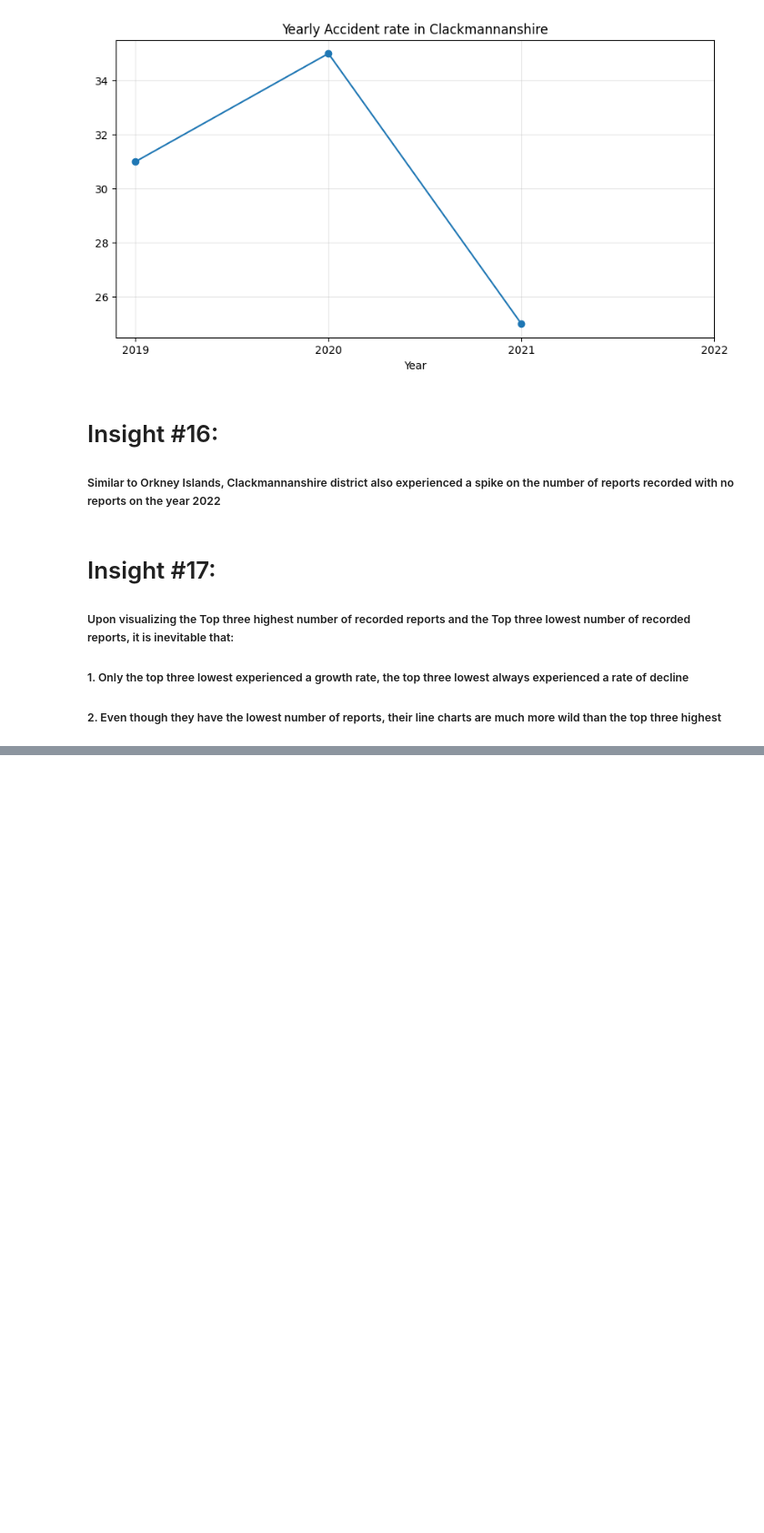
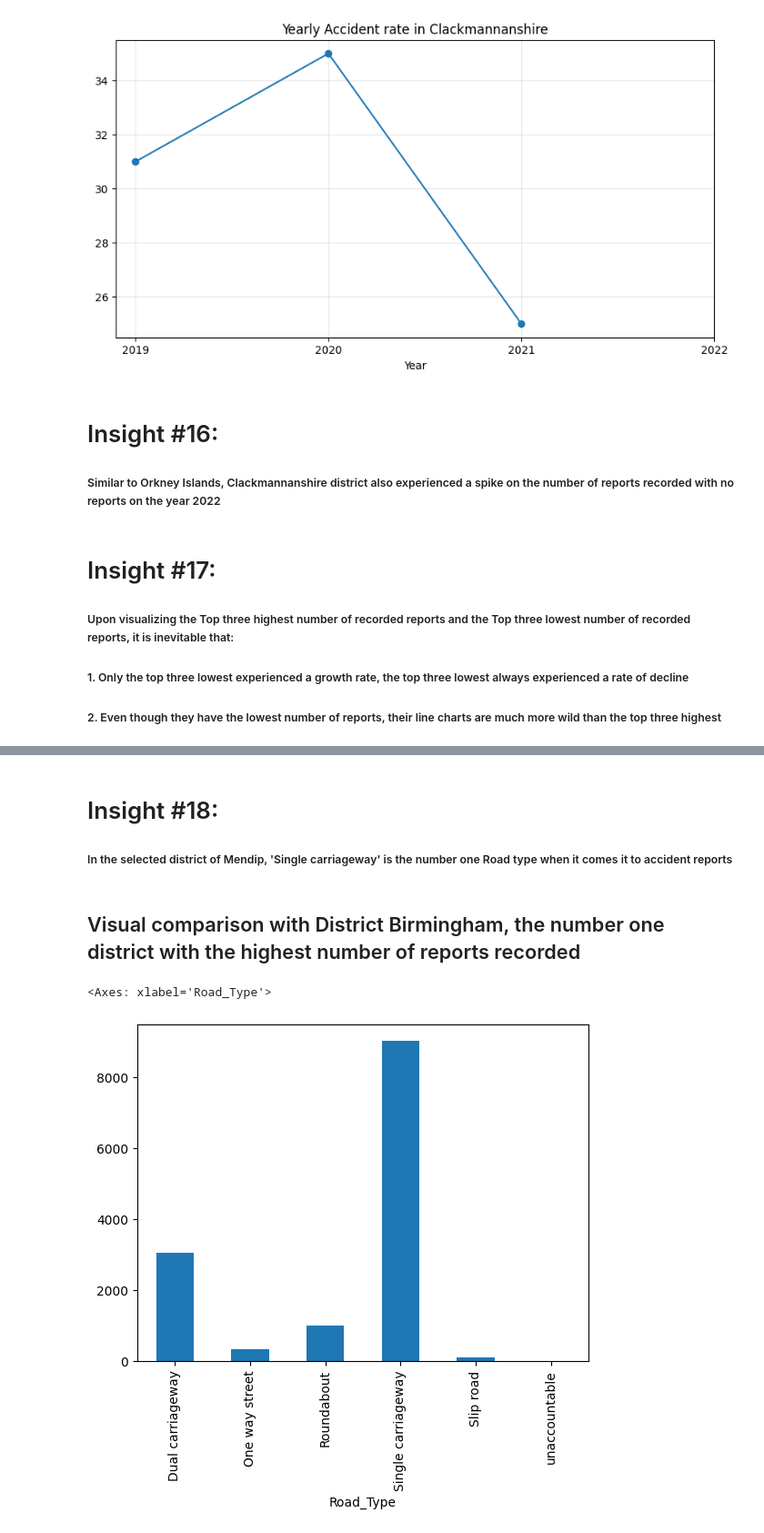
Before and after one commit to kvnwave/ELEC303-DATA-ANALYTICS-AGUILERA, a Jupyter notebook: uk_accident.ipynb, the cells around one changed output, grey strips where cells are left out. Shown at 91% size. Cells and saved outputs as stored; diff of their text form; code cells hidden in the pictures; blank space fills up the shorter version.

Commit message:
Final version, 25 insights completed

```diff
--- a/uk_accident.ipynb
+++ b/uk_accident.ipynb
@@ -520,0 +522,13 @@ plt.show()
+# %% [markdown]
+<h1>Insight #18:</h1>
+<h5>In the selected district of Mendip, 'Single carriageway' is the number one Road type when it comes it to accident reports</h5>
+# %% [markdown]
+<h2>Visual comparison with District Birmingham, the number one district with the highest number of reports recorded</h2>
+# %%
+roadtype_sample = uk[uk['District Area'] == 'Birmingham']
+PerCasualty_rt = roadtype_sample.groupby(['Road_Type'])['Index'].count()
+
+PerCasualty_rt.plot(kind='bar')
+# %% [output]
+<Axes: xlabel='Road_Type'>
+[figure, added]
```
Also changed, not shown: parts of 26 cells of this notebook.
